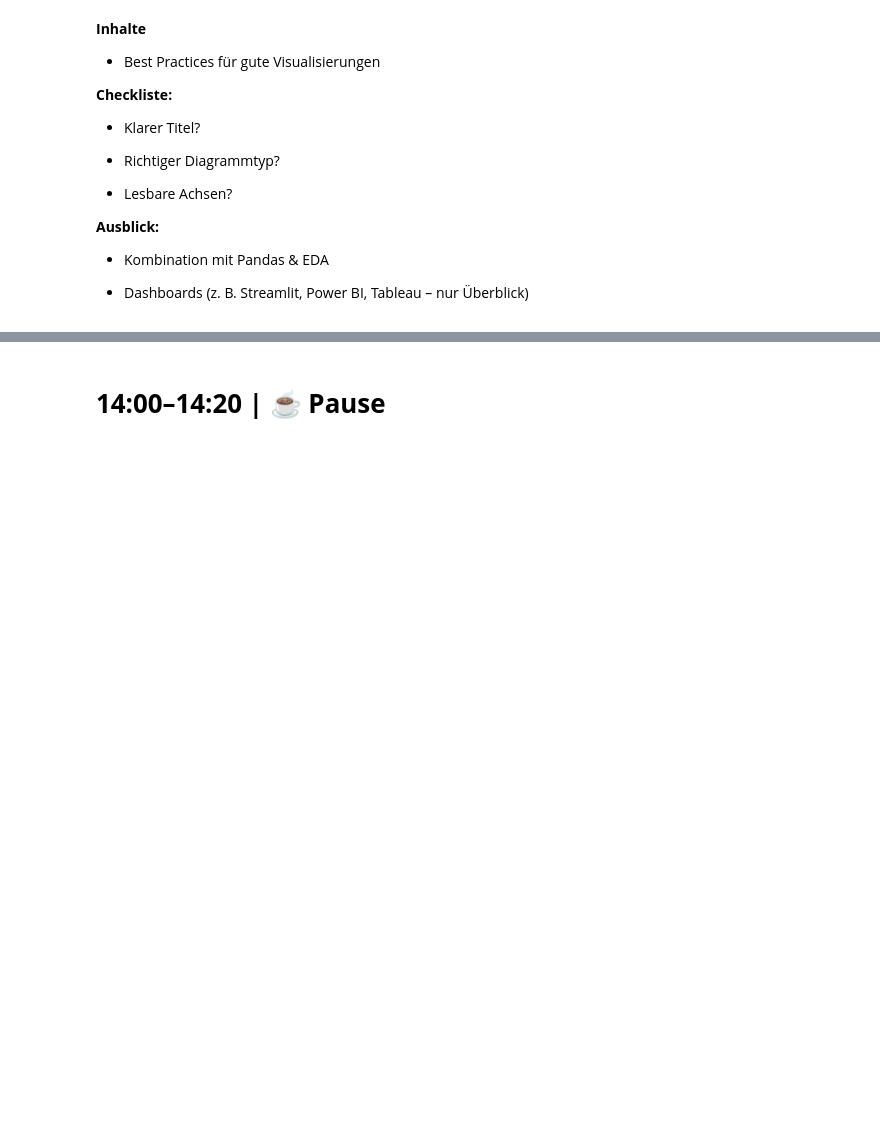
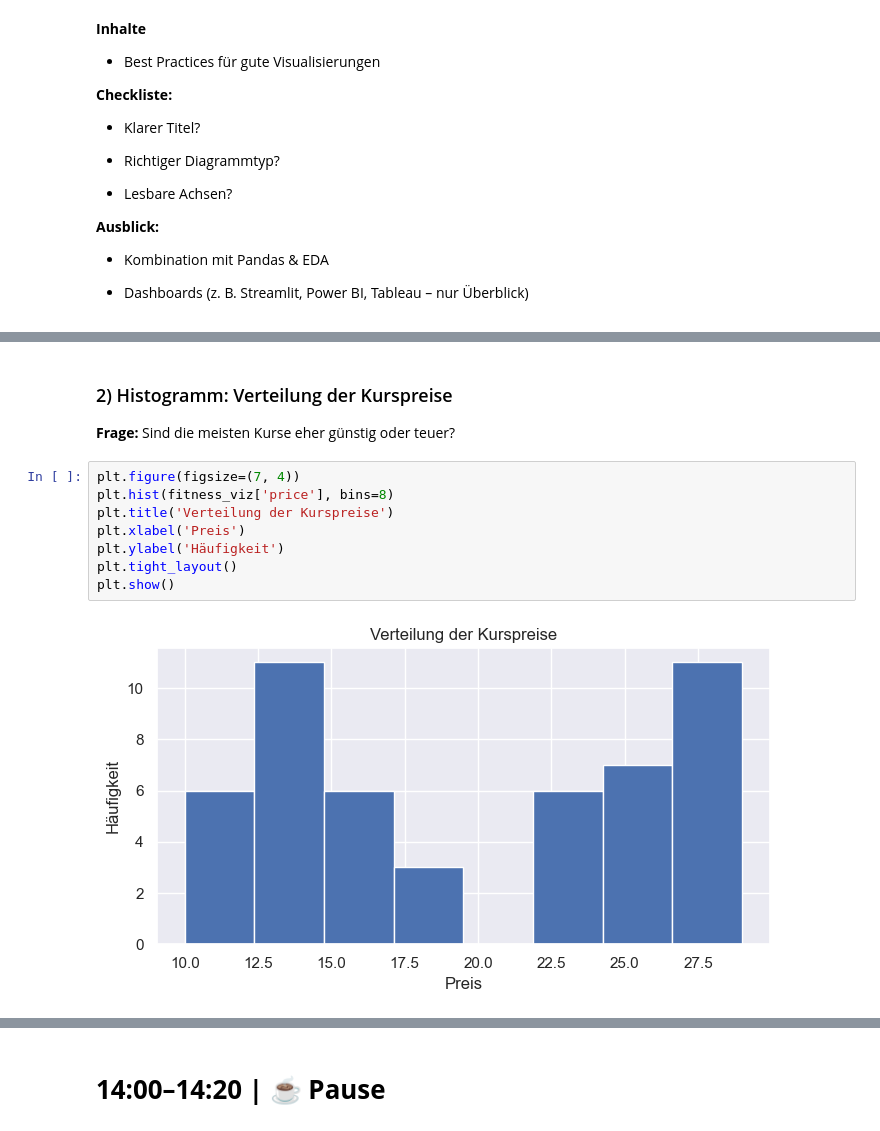
Before and after one commit to chiaoya/Data_to_Decision_with_SQL_Python, a Jupyter notebook: Tag 3/Day_3_Data_Analytics_SQL_Python.ipynb, the cells around one changed output, grey strips where cells are left out. Cells and saved outputs as stored; diff of their text form; blank space fills up the shorter version.

```diff
--- a/Tag 3/Day_3_Data_Analytics_SQL_Python.ipynb
+++ b/Tag 3/Day_3_Data_Analytics_SQL_Python.ipynb
@@ -1438,0 +1379,14 @@ plt.show()
+# %% [markdown]
+### 2) Histogramm: Verteilung der Kurspreise
+
+**Frage:** Sind die meisten Kurse eher günstig oder teuer?
+# %%
+plt.figure(figsize=(7, 4))
+plt.hist(fitness_viz['price'], bins=8)
+plt.title('Verteilung der Kurspreise')
+plt.xlabel('Preis')
+plt.ylabel('Häufigkeit')
+plt.tight_layout()
+plt.show()
+# %% [output]
+[figure, added]
```
Also changed, not shown: parts of 141 cells of this notebook, 6 other files.
